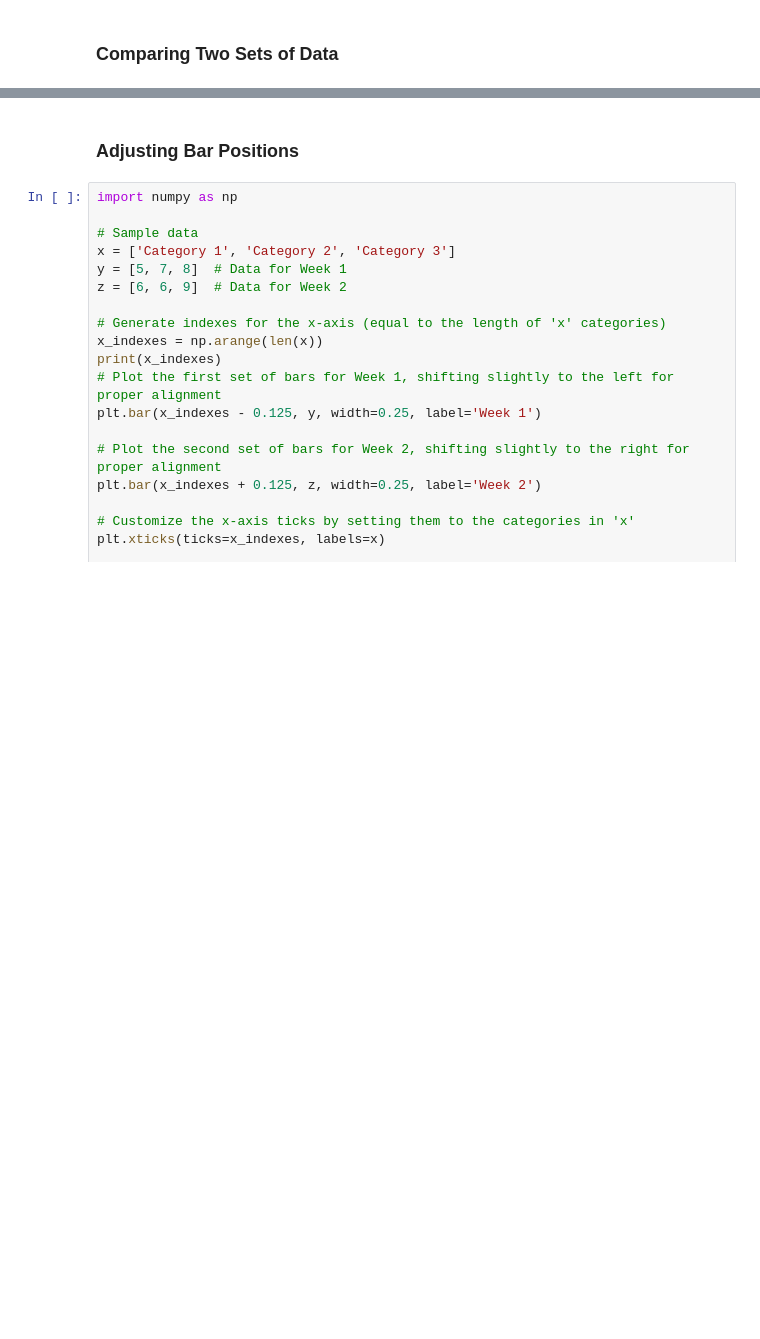
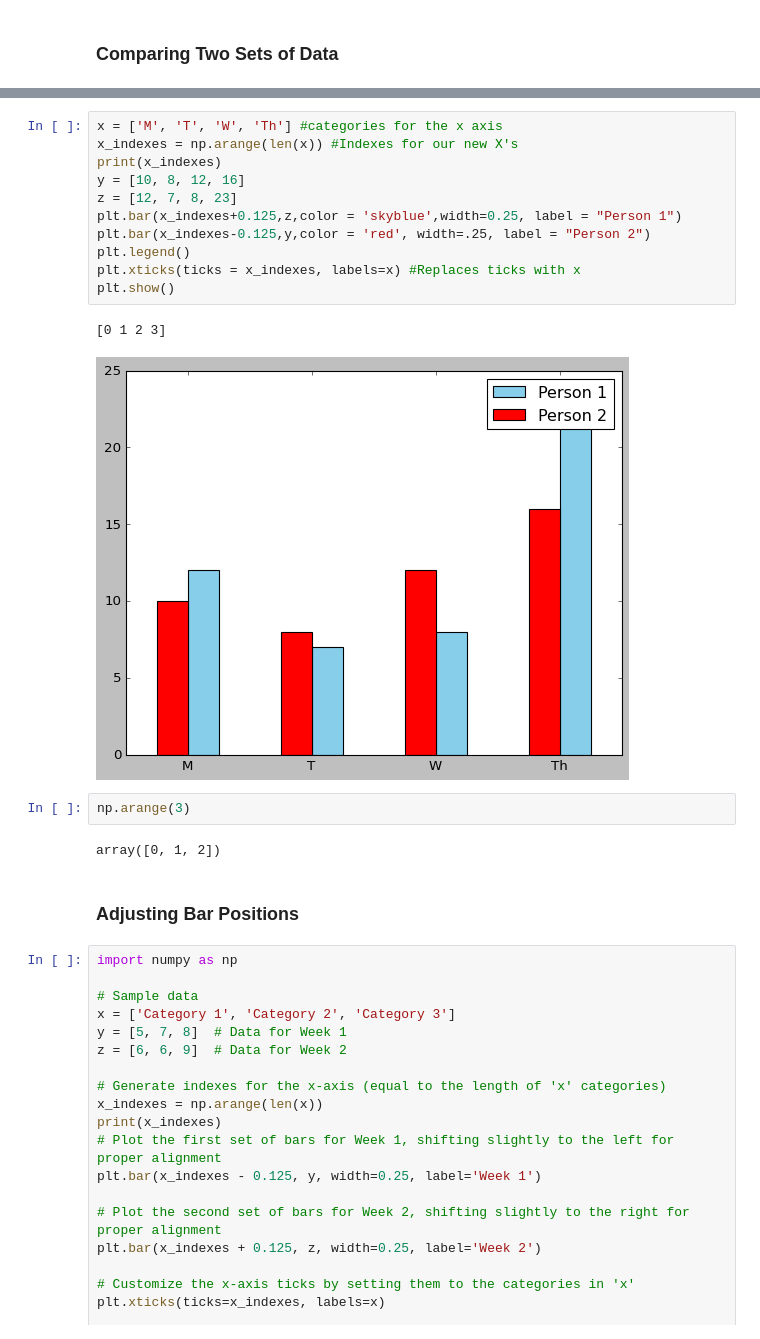
Before and after one commit to alexkardan/Data110, a Jupyter notebook: Week_4_Python_classwork(Fall2024).ipynb, the cells around one changed output, grey strips where cells are left out. Saved outputs shown, nothing was run; the diff lists cells and outputs as text; blank space fills up the shorter version.

```diff
--- a/Week_4_Python_classwork(Fall2024).ipynb
+++ b/Week_4_Python_classwork(Fall2024).ipynb
@@ -62,3 +74,21 @@ plt.show()
+# %%
+x = ['M', 'T', 'W', 'Th'] #categories for the x axis
+x_indexes = np.arange(len(x)) #Indexes for our new X's
+print(x_indexes)
+y = [10, 8, 12, 16]
+z = [12, 7, 8, 23]
+plt.bar(x_indexes+0.125,z,color = 'skyblue',width=0.25, label = "Person 1")
+plt.bar(x_indexes-0.125,y,color = 'red', width=.25, label = "Person 2")
+plt.legend()
+plt.xticks(ticks = x_indexes, labels=x) #Replaces ticks with x
+plt.show()
+# %% [output]
+[0 1 2 3]
+[figure, added]
+# %%
+np.arange(3)
+# %% [output]
+array([0, 1, 2])
 # %% [markdown]
 ### Adjusting Bar Positions
 # %%
```
Also changed, not shown: parts of 19 cells of this notebook.
